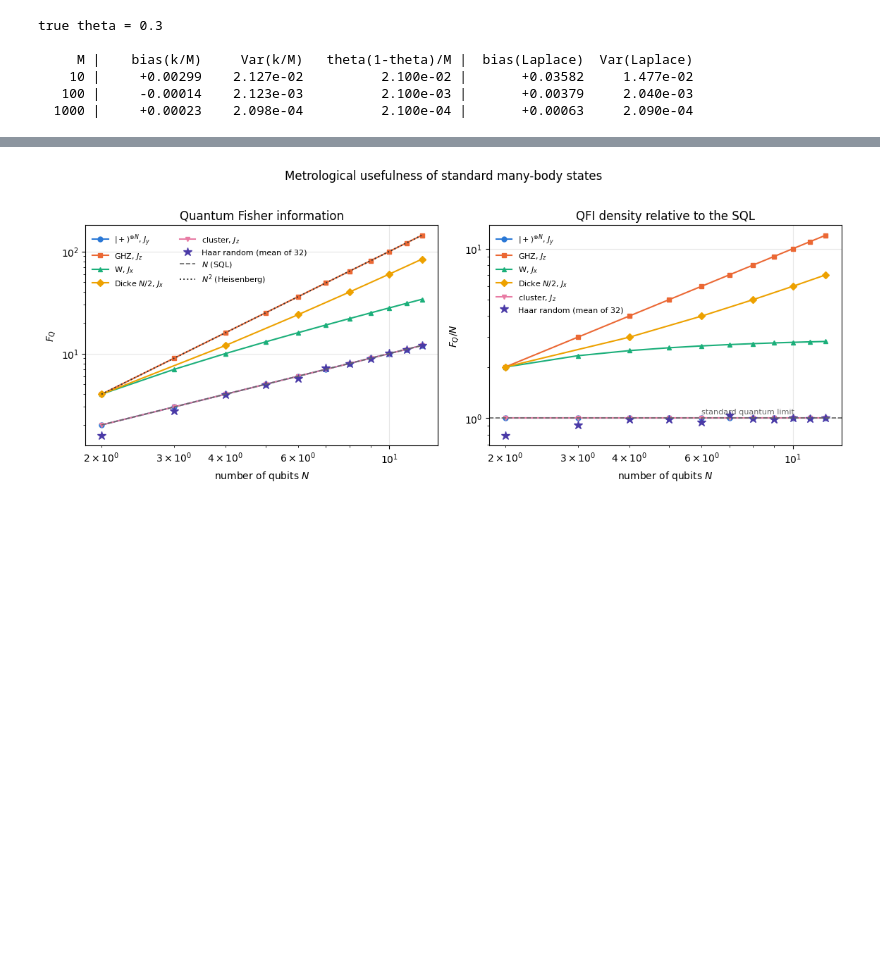
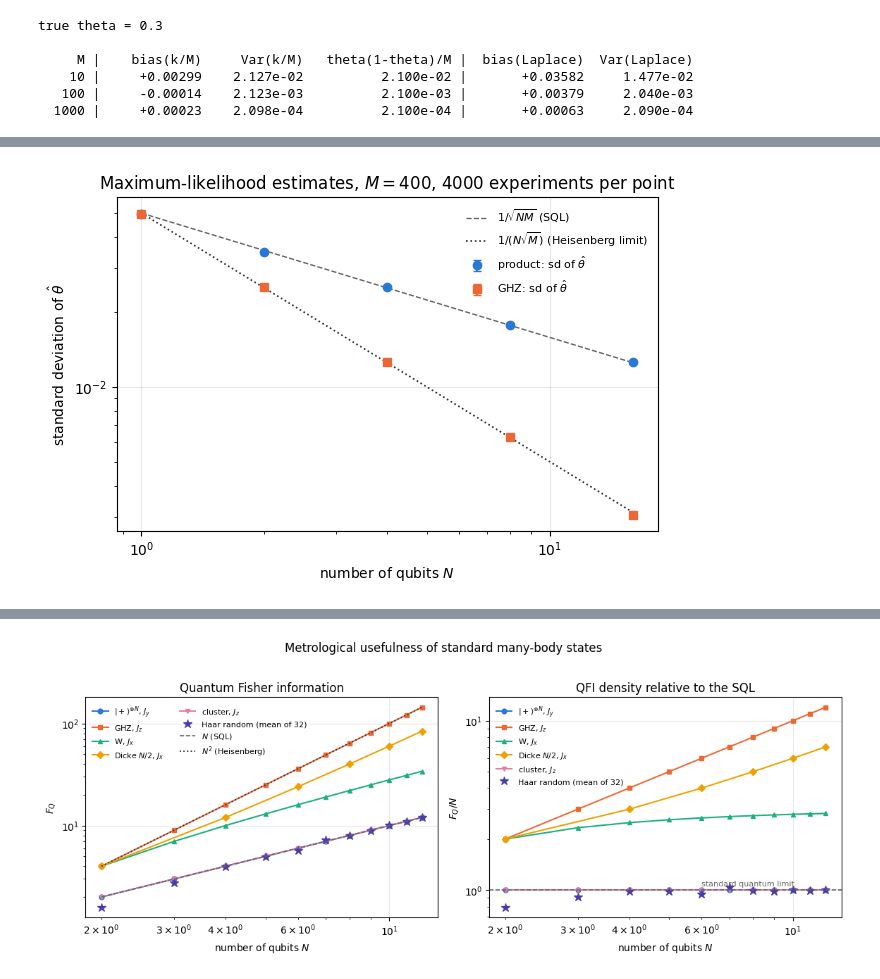
Before and after one commit to MarcinPlodzien/quantum-many-body-simulation, a Jupyter notebook: ch10_quantum_metrology_protocols/29_quantum_fisher_information.ipynb, the cells around one changed output, grey strips where cells are left out. Drawn from its saved outputs; the diff is of its cells as text; code cells hidden in the pictures; blank space fills up the shorter version.

```diff
--- a/ch10_quantum_metrology_protocols/29_quantum_fisher_information.ipynb
+++ b/ch10_quantum_metrology_protocols/29_quantum_fisher_information.ipynb
@@ -1461,0 +2416,18 @@ analytic checks passed:  W -> 3N-2 = 22   Dicke(N/2) -> N(N+2)/2 = 40
+# %%
+# ==============================================================================
+# FIGURE: scatter of the estimates against the two bounds
+# ==============================================================================
+er = np.array(est_rows)
+Ne = er[:, 0]
+fig, ax = plt.subplots(figsize=(6.4, 4.4))
+ax.errorbar(Ne, er[:, 1], yerr=er[:, 2], fmt="o", color=PALETTE[0], ms=6, capsize=3, label=r"product: sd of $\hat\theta$")
+ax.errorbar(Ne, er[:, 4], yerr=er[:, 5], fmt="s", color=PALETTE[1], ms=6, capsize=3, label=r"GHZ: sd of $\hat\theta$")
+Nf = np.logspace(0, np.log10(16), 50)
+ax.loglog(Nf, 1 / np.sqrt(Nf * M_EST), "--", color="0.4", lw=1, label=r"$1/\sqrt{NM}$ (SQL)")
+ax.loglog(Nf, 1 / (Nf * np.sqrt(M_EST)), ":", color="0.2", lw=1.2, label=r"$1/(N\sqrt{M})$ (Heisenberg limit)")
+ax.set_xscale("log"); ax.set_yscale("log")
+ax.set_xlabel("number of qubits $N$"); ax.set_ylabel(r"standard deviation of $\hat\theta$")
+ax.set_title(f"Maximum-likelihood estimates, $M={M_EST}$, {R_EST} experiments per point"); ax.legend(fontsize=8)
+fig.tight_layout(); plt.show()
+# %% [output]
+[figure, added]
```
Also changed, not shown: parts of 84 cells of this notebook, 31 other files.
